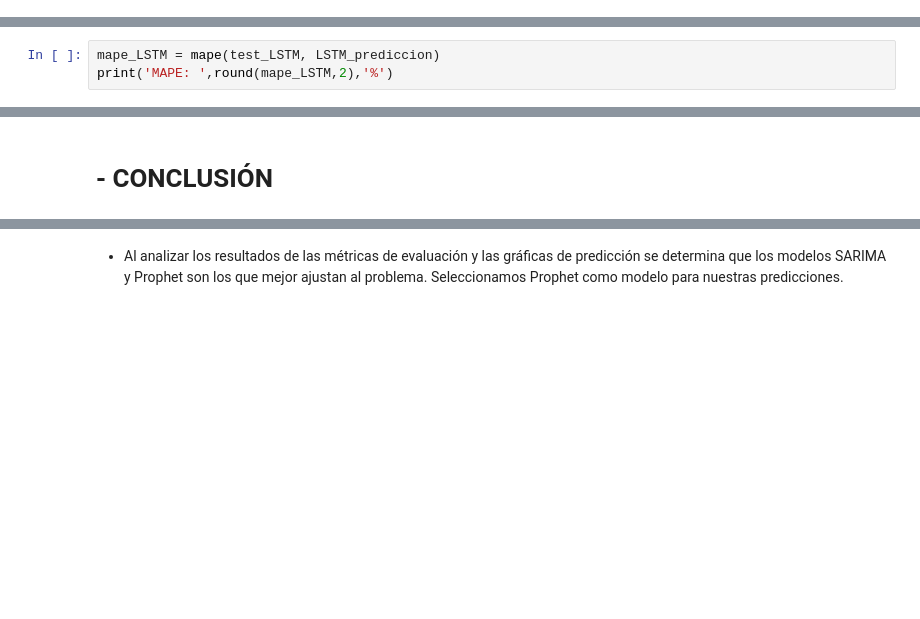
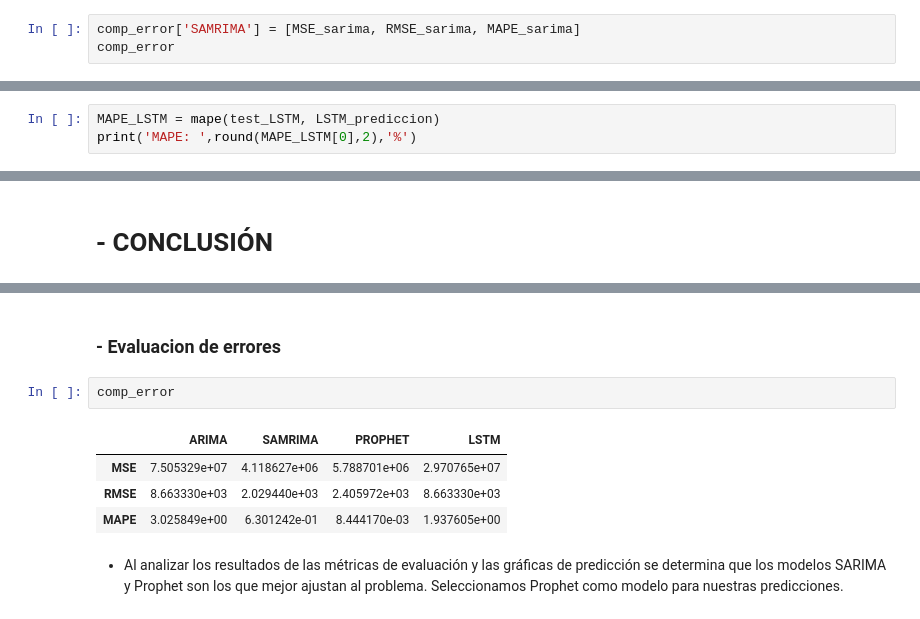
Before and after one commit to bparedes21/Proyecto-Grupal, a Jupyter notebook: Serie de Tiempo/ML_Evolucion_Precios.ipynb, the cells around one changed output, grey strips where cells are left out. Cells and saved outputs as stored; diff of their text form; blank space fills up the shorter version.

```diff
--- a/Serie de Tiempo/ML_Evolucion_Precios.ipynb
+++ b/Serie de Tiempo/ML_Evolucion_Precios.ipynb
@@ -412,0 +462,3 @@ plt.legend(loc='upper left', fontsize=8);
+# %%
+comp_error['SAMRIMA'] = [MSE_sarima, RMSE_sarima, MAPE_sarima]
+comp_error
@@ -883,4 +969,4 @@ RMSE: 3686.819239960354
 # %%
-mape_LSTM = mape(test_LSTM, LSTM_prediccion)
-print('MAPE: ',round(mape_LSTM,2),'%')
+MAPE_LSTM = mape(test_LSTM, LSTM_prediccion)
+print('MAPE: ',round(MAPE_LSTM[0],2),'%')
 # %% [output]
@@ -931,2 +1067,11 @@ plt.show();
+# %% [markdown]
+### - Evaluacion de errores
+# %%
+comp_error
+# %% [output]
+|  | ARIMA | SAMRIMA | PROPHET | LSTM |
+| MSE | 7.505329e+07 | 4.118627e+06 | 5.788701e+06 | 2.970765e+07 |
+| RMSE | 8.663330e+03 | 2.029440e+03 | 2.405972e+03 | 8.663330e+03 |
+| MAPE | 3.025849e+00 | 6.301242e-01 | 8.444170e-03 | 1.937605e+00 |
 # %% [markdown]
 - Al analizar los resultados de las métricas de evaluación y las gráficas de predicción se determina que los modelos SARIMA y Prophet son los que mejor ajustan al problema. Seleccionamos Prophet como modelo para nuestras predicciones.
```
Also changed, not shown: parts of 41 cells of this notebook, 1 other file.
